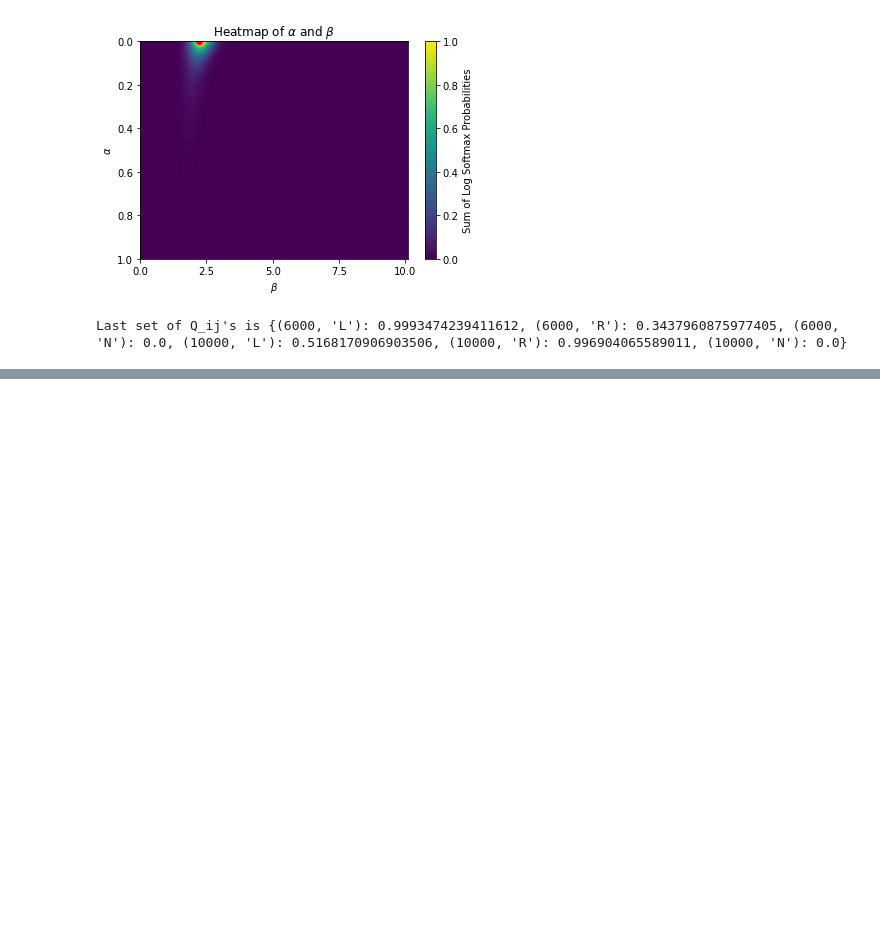
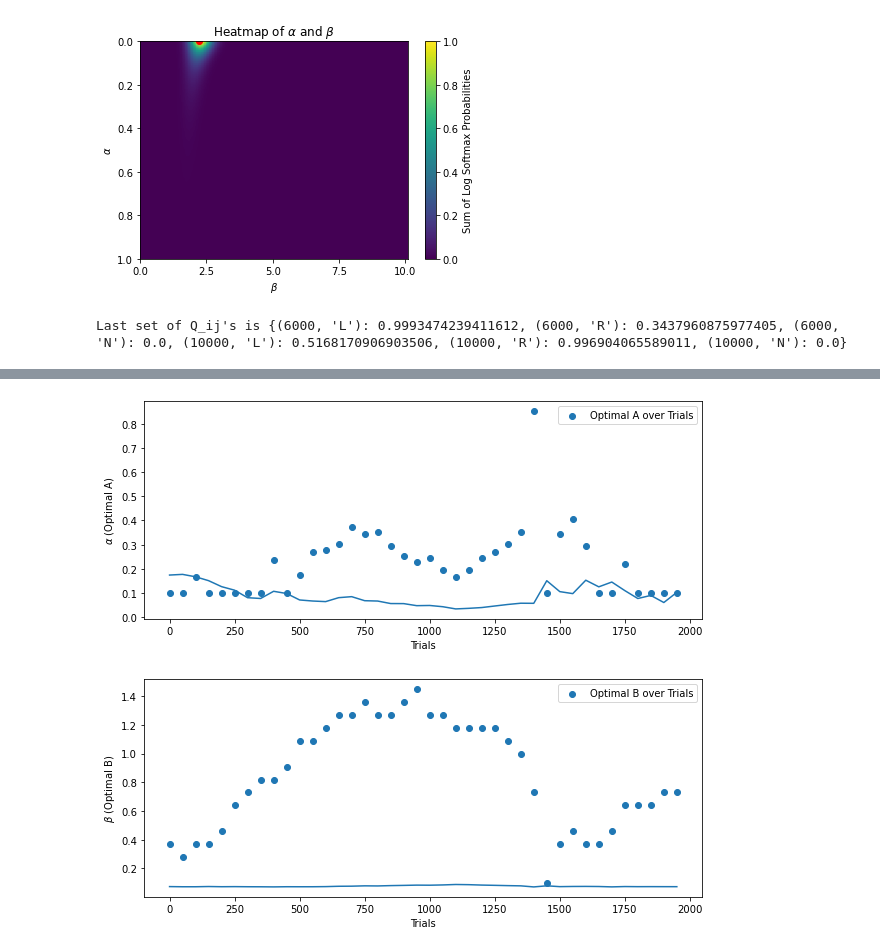
Before and after one commit to sabdi077/Max._Likelihood_-_Transient_Q_ij, a Jupyter notebook: Maximum Likelihood (1) (1).ipynb, the cells around one changed output, grey strips where cells are left out. Saved outputs shown, nothing was run; the diff lists cells and outputs as text; code cells hidden in the pictures; blank space fills up the shorter version.

```diff
--- a/Maximum Likelihood (1) (1).ipynb
+++ b/Maximum Likelihood (1) (1).ipynb
@@ -1600,0 +1707,57 @@ Max log likelihood at $\alpha$ = 0.020202020202020204 $\beta$ = 0.50505050505050
+# %%
+import matplotlib.pyplot as plt
+import numpy as np
+from OOP_RealData import MLE, Simulation  # Ensure this import path is correct
+
+Q_i = {'6kHz': {'L': 0, 'R': 0, 'N': 0}, '10kHz': {'L': 0, 'R': 0, 'N': 0}}
+A = []  # Optimal A values
+B = []  # Optimal B values
+a_std = []
+b_std = []
+x = range(0, 2000, 50)
+
+
+for i in x:
+    mean_a = 0
+    mean_b = 0
+    mean_a_sq = 0
+    mean_b_sq = 0
+    start_trial = i
+    end_trial = start_trial + 1100
+    sim2 = Simulation(start_trial, start_trial + 50, Q_i)
+    mle = MLE(start_trial, end_trial, Q_i)
+    A_optimal, B_optimal, ll, P,_ = mle.func()
+    P_B = np.sum(P, axis = 0)
+    P_A = np.sum(P, axis=1)
+    for A_i in range(len(mle.A_range)):
+        mean_a += P_A[A_i]*mle.A_range[A_i]
+        mean_a_sq += P_A[A_i]*(mle.A_range[A_i]**2)
+    for B_i in range(len(mle.B_range)):
+        mean_b += P_B[B_i]*mle.B_range[B_i]
+        mean_b_sq += P_B[B_i]*(mle.B_range[B_i]**2)
+    a_std.append(np.sqrt((mean_a_sq)-(mean_a)**2))
+    b_std.append(np.sqrt((mean_b_sq)-(mean_b)**2))
+    Q_i = sim2.Delta(A_optimal)
+    A.append(A_optimal)
+    B.append(B_optimal)
+
+# Plot the optimal values of A
+plt.figure(figsize=(10, 4))
+plt.xlabel('Trials')
+plt.ylabel(r'$\alpha$ (Optimal A)')
+plt.scatter(x, A, label='Optimal A over Trials')
+plt.plot(x, a_std)
+plt.legend()
+plt.show()
+
+# Plot the optimal values of B
+plt.figure(figsize=(10, 4))
+plt.xlabel('Trials')
+plt.ylabel(r'$\beta$ (Optimal B)')
+plt.scatter(x, B, label='Optimal B over Trials')
+plt.plot(x, b_std)
+plt.legend()
+plt.show()
+# %% [output]
+[figure, added]
+[figure, added]
```
Also changed, not shown: parts of 10 cells of this notebook.
